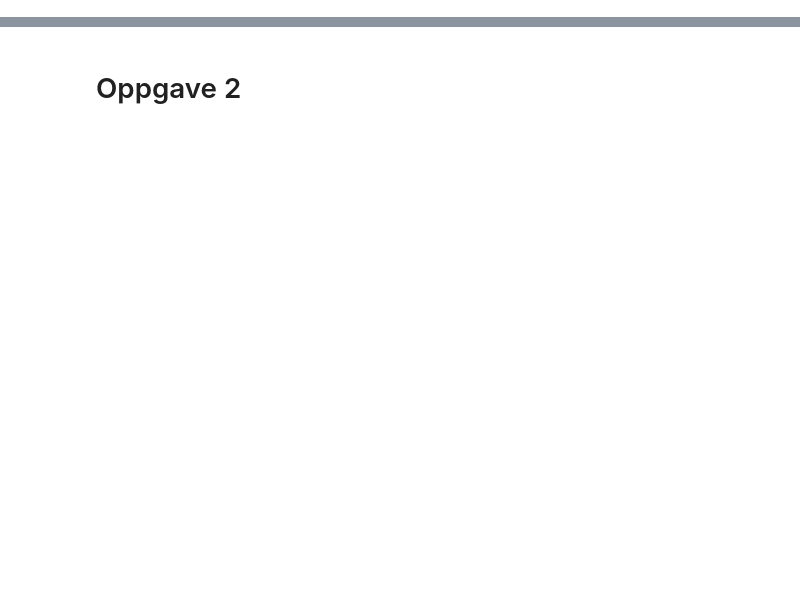
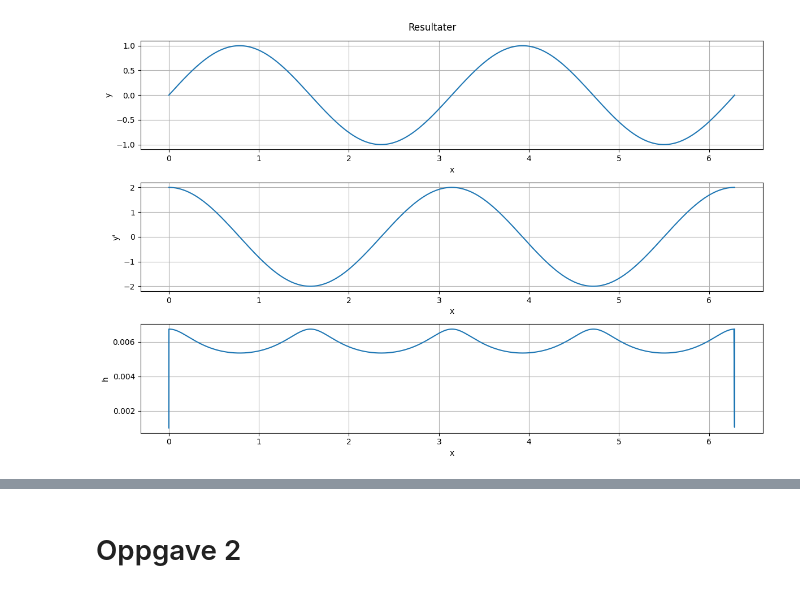
Before and after one commit to KristofferEide06/usadel-bvp-solvers, a Jupyter notebook: assignments/project3.ipynb, the cells around one changed output, grey strips where cells are left out. Saved outputs shown, nothing was run; the diff lists cells and outputs as text; code cells hidden in the pictures; blank space fills up the shorter version.

```diff
--- a/assignments/project3.ipynb
+++ b/assignments/project3.ipynb
@@ -0,0 +54,90 @@
+# %%
+params = Dict.empty(
+    key_type=types.unicode_type,
+    value_type=types.float64
+)
+
+params["x_init"] = 0.0
+params["x_end"]= 2*np.pi
+params["y_0"] = 0.0
+params["y'_0"] = 2.0
+params["h_0"] = 1e-3
+params["tol"] = 1e-7
+params["alpha"] = 0.8
+
+
+@njit
+def diff_system_1(x:float,y:npt.NDArray[np.float64]) -> npt.NDArray[np.float64]:
+    """calculates y' and y'' from x, y, y' and the first given differential system.
+
+    Args:
+    x: the x value
+    y: an array (vector) of y and y' value at the given point
+
+    Returns:
+    y_der: an array (vector) of the calculated y' and y'' values
+    """
+    y_der = np.array([y[1], -4*np.sin(2*x)])
+    return  y_der
+
+@njit
+def IVP_solver_1(params: Dict[str,float]) -> tuple[List, List, List, List, int, int]:
+    """ solves the first given differential system using rk3 and adjusting step length with rk4
+
+        Args:
+        params: a dictionary of given parameters
+
+        Returns:
+        x_list: a list over all the x values
+        y_list: a list over arrays containing all y and y' values from rk3
+        z_list: a list over arrays containing all y and y' values from rk4
+        h_list: a list over all accepted step lengths
+        accepted: the amount of accepted steps
+        rejected: the amount of rejected steps
+    """
+    accepted = 0
+    rejected = 0
+    x_list = List()
+    h_list = List()
+    y_list = List.empty_list(types.float64[:])
+    z_list = List.empty_list(types.float64[:])
+    x_list.append(params["x_init"])
+    y_init = np.empty(2, dtype=np.float64)
+    y_init[0] = params["y_0"]
+    y_init[1] = params["y'_0"]
+    y_list.append(y_init)
+    h_list.append(params["h_0"])
+    k_1 = diff_system_1(x_list[0],y_list[0])
+
+    while x_list[accepted]<params["x_end"]:
+        h_list[accepted] = min(h_list[accepted], params["x_end"]-x_list[accepted])
+        k_2 = diff_system_1(x_list[accepted]+1/2*h_list[accepted], y_list[accepted] + 1/2*h_list[accepted]*k_1)
+        k_3 = diff_system_1(x_list[accepted] + 3/4*h_list[accepted], y_list[accepted] + 3/4*h_list[accepted]*k_2)
+        y_new= y_list[accepted] + 1/9*h_list[accepted]*(2*k_1+3*k_2+4*k_3)
+        x_new = x_list[accepted] + h_list[accepted]
+        k_4 = diff_system_1(x_new,y_new)
+        z_new = y_list[accepted] + 1/24*h_list[accepted]*(7*k_1 + 6*k_2 + 8*k_3 + 3*k_4)
+        est = np.sqrt(np.sum((y_new - z_new)**2))
+        h_new = (params["alpha"] * h_list[accepted] * (params["tol"]/est)**(1/3))
+        if est < params["tol"]:
+            accepted+=1
+            k_1=k_4
+            y_list.append(y_new)
+            x_list.append(x_new)
+            z_list.append(z_new)
+            h_list.append(h_new)
+        else:
+            h_list[accepted] = h_new
+            rejected +=1
+    return x_list, y_list, z_list, h_list, accepted, rejected
+
+x_list, y_list, z_list, h_list, accepted, rejected = IVP_solver_1(params)
+y_array = np.stack(y_list)
+fig, axes = plt.subplots(3, 1, figsize=[12,8])
+plot_solution(ax=axes[0], X=np.array(x_list), Y = y_array[:,0], ylabel = "y")
+plot_solution(ax=axes[1], X=np.array(x_list), Y = y_array[:,1], ylabel = "y'")
+plot_solution(ax=axes[2], X=np.array(x_list), Y = np.array(h_list), ylabel = "h")
+fig.suptitle("Resultater")
+plt.tight_layout()
+print(np.average(h_list),accepted, rejected)
+# %% [output]
@@ -0,0 +145 @@
+[figure, added]
```
Also changed, not shown: parts of 42 cells of this notebook.
